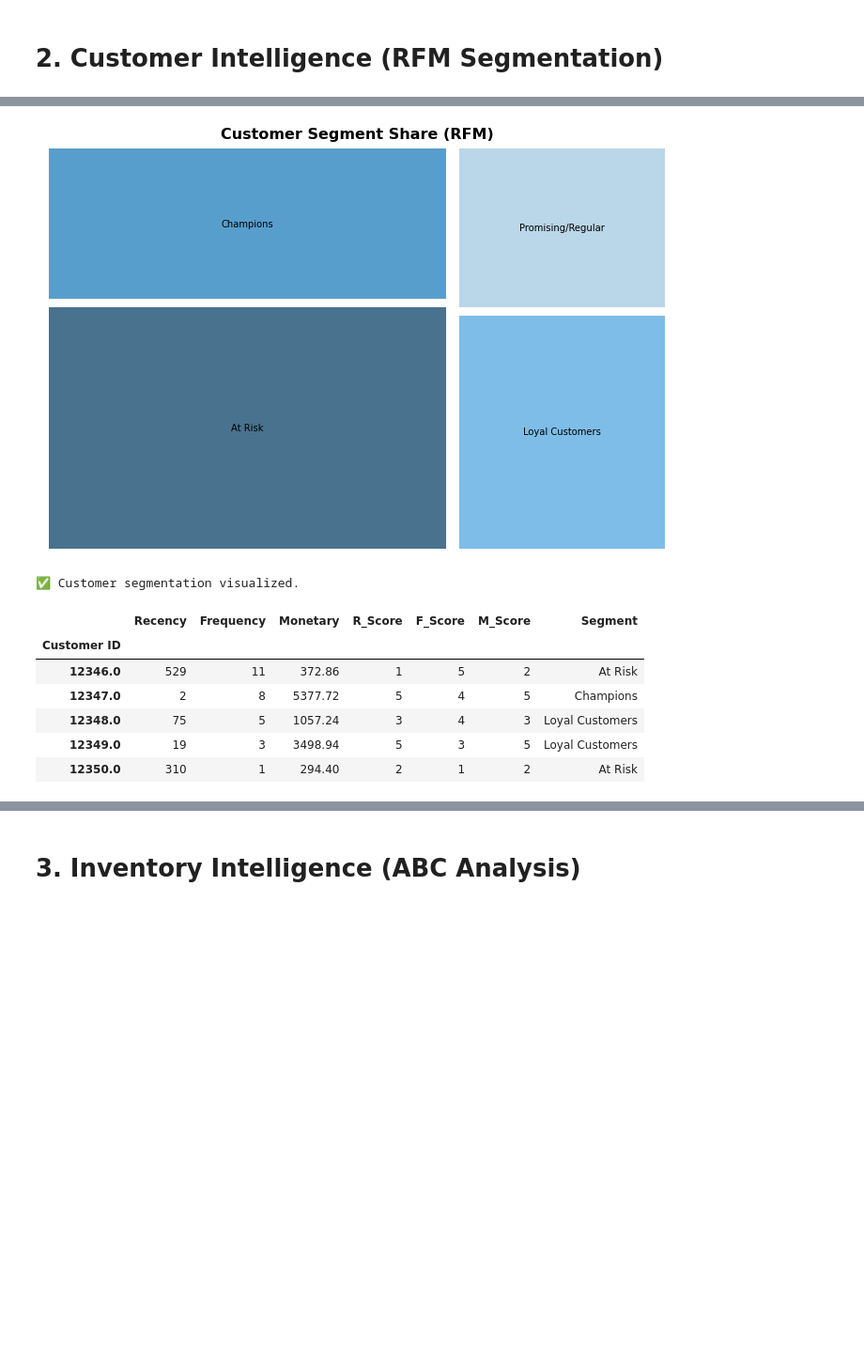
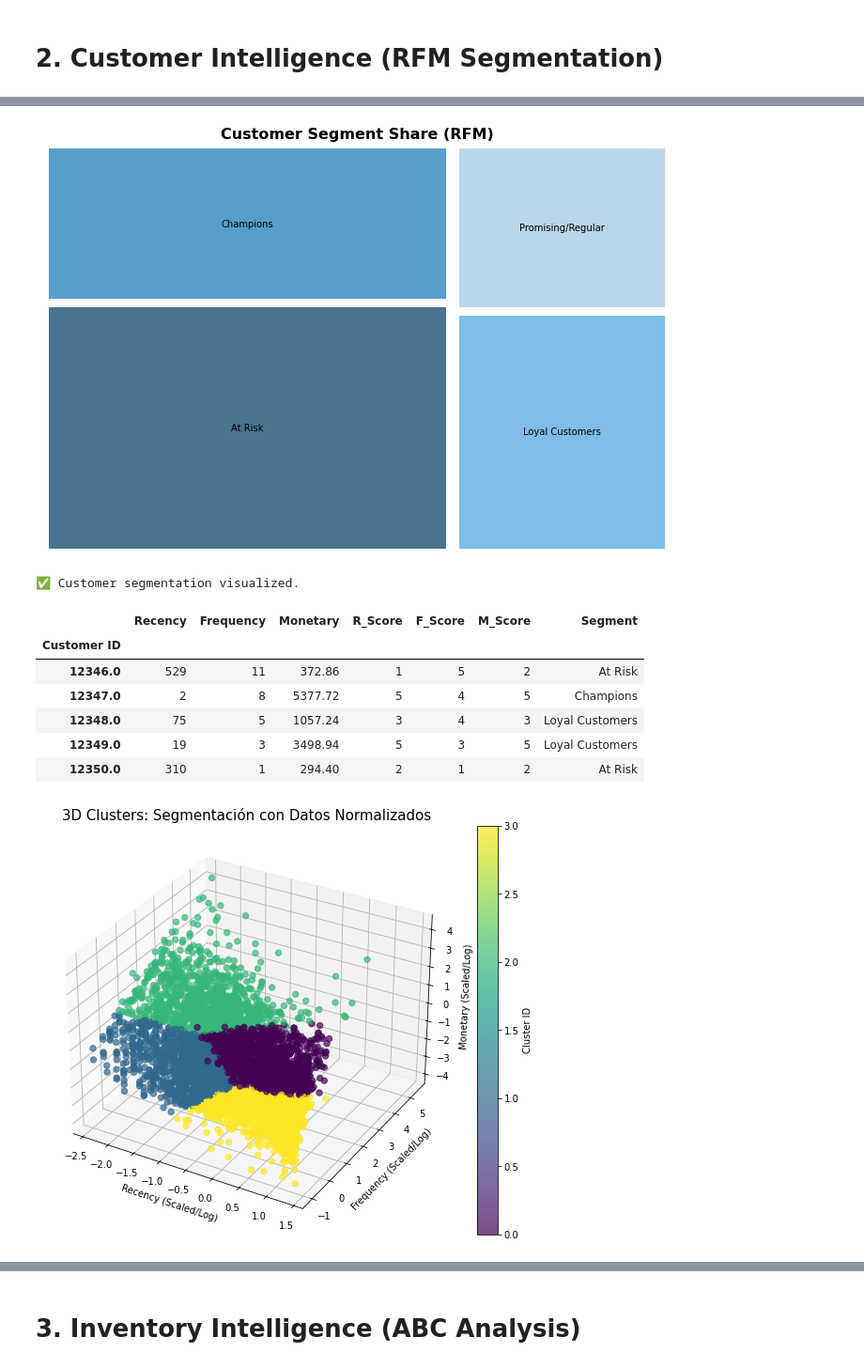
Before and after one commit to JesusSanchezM/1.-Supply-Chain-Intelligence, a Jupyter notebook: notebooks/02_eda_python.ipynb, the cells around one changed output, grey strips where cells are left out. Shown at 94% size. Saved outputs shown, nothing was run; the diff lists cells and outputs as text; code cells hidden in the pictures; blank space fills up the shorter version.

```diff
--- a/notebooks/02_eda_python.ipynb
+++ b/notebooks/02_eda_python.ipynb
@@ -115,4 +115,33 @@ plt.show()
 
 print("✅ Customer segmentation visualized.")
 display(rfm.head())
+
+# === SECTION 2.5: AI-DRIVEN SEGMENTATION (K-MEANS CLUSTERING) ===
+from src.feature_engineering import prepare_rfm_for_clustering
+from sklearn.cluster import KMeans
+# 1. Preparar datos con la nueva lógica
+scaled_data, rfm_scaler = prepare_rfm_for_clustering(rfm)
+
+# 2. Re-entrenar K-Means con el k que decidiste (K=4 es excelente para RFM)
+kmeans_model = KMeans(n_clusters=4, init='k-means++', random_state=42)
+rfm['Cluster_ID'] = kmeans_model.fit_predict(scaled_data)
+
+# 3. Visualización 3D OPTIMIZADA
+fig = plt.figure(figsize=(10, 8))
+ax = fig.add_subplot(111, projection='3d')
+
+# Graficamos con los datos ESCALADOS para ver la separación real
+scatter = ax.scatter(
+    scaled_data['Recency'],
+    scaled_data['Frequency'],
+    scaled_data['Monetary'],
+    c=rfm['Cluster_ID'], cmap='viridis', s=40, alpha=0.7
+)
+
+ax.set_xlabel('Recency (Scaled/Log)')
+ax.set_ylabel('Frequency (Scaled/Log)')
+ax.set_zlabel('Monetary (Scaled/Log)')
+plt.title('3D Clusters: Segmentación con Datos Normalizados', fontsize=15)
+plt.colorbar(scatter, label='Cluster ID')
+plt.show()
 # %% [output]
@@ -120,10 +148,11 @@ display(rfm.head())
 ✅ RFM Metrics calculated successfully.
 [figure]
 ✅ Customer segmentation visualized.
 |  | Recency | Frequency | Monetary | R_Score | F_Score | M_Score | Segment |
 | Customer ID |  |  |  |  |  |  |  |
 | 12346.0 | 529 | 11 | 372.86 | 1 | 5 | 2 | At Risk |
 | 12347.0 | 2 | 8 | 5377.72 | 5 | 4 | 5 | Champions |
 | 12348.0 | 75 | 5 | 1057.24 | 3 | 4 | 3 | Loyal Customers |
 | 12349.0 | 19 | 3 | 3498.94 | 5 | 3 | 5 | Loyal Customers |
 | 12350.0 | 310 | 1 | 294.40 | 2 | 1 | 2 | At Risk |
+[figure, added]
```
Also changed, not shown: parts of 4 cells of this notebook, 3 other files.
